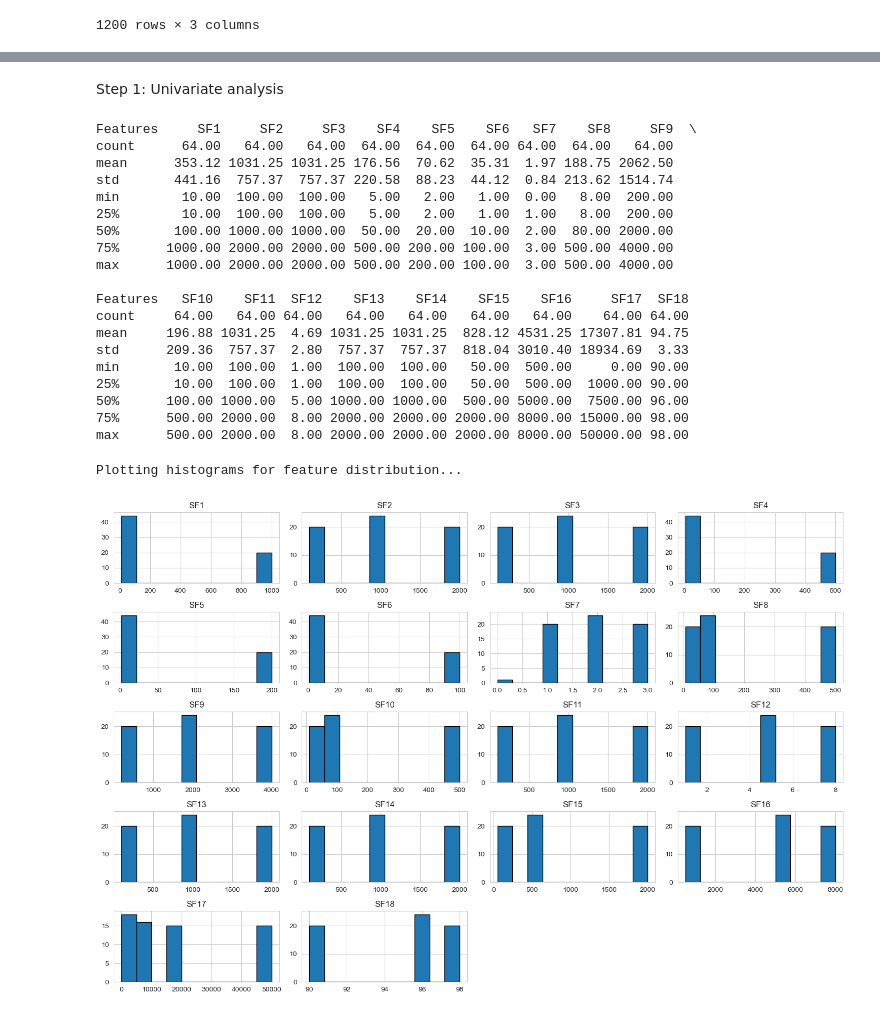
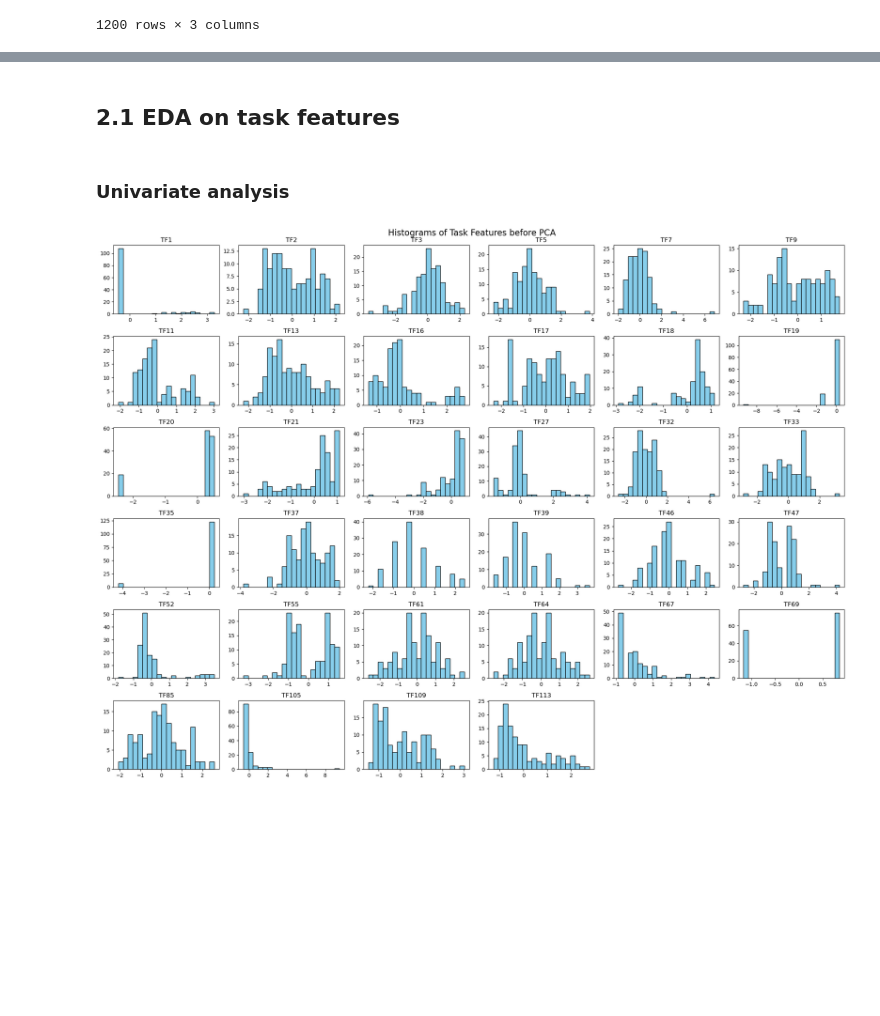
Before and after one commit to fazlur97/Python_EDA_Group, a Jupyter notebook: Final_notebooks/Step1_Step2.ipynb, the cells around one changed output, grey strips where cells are left out. Saved outputs shown, nothing was run; the diff lists cells and outputs as text; code cells hidden in the pictures; blank space fills up the shorter version.

```diff
--- a/Final_notebooks/Step1_Step2.ipynb
+++ b/Final_notebooks/Step1_Step2.ipynb
@@ -427,37 +427,14 @@ new_cost
-# %% [markdown]
-Step 1: Univariate analysis
-# %%
-# Set display option for 2 decimal places
-pd.options.display.float_format = '{:.2f}'.format
-
-# Get summary statistics per column
-print(data.describe())
-# %% [output]
-Features     SF1     SF2     SF3    SF4    SF5    SF6   SF7    SF8     SF9  \
-count      64.00   64.00   64.00  64.00  64.00  64.00 64.00  64.00   64.00
-mean      353.12 1031.25 1031.25 176.56  70.62  35.31  1.97 188.75 2062.50
-std       441.16  757.37  757.37 220.58  88.23  44.12  0.84 213.62 1514.74
-min        10.00  100.00  100.00   5.00   2.00   1.00  0.00   8.00  200.00
-25%        10.00  100.00  100.00   5.00   2.00   1.00  1.00   8.00  200.00
-50%       100.00 1000.00 1000.00  50.00  20.00  10.00  2.00  80.00 2000.00
-75%      1000.00 2000.00 2000.00 500.00 200.00 100.00  3.00 500.00 4000.00
-max      1000.00 2000.00 2000.00 500.00 200.00 100.00  3.00 500.00 4000.00
-
-Features   SF10    SF11  SF12    SF13    SF14    SF15    SF16     SF17  SF18
-count     64.00   64.00 64.00   64.00   64.00   64.00   64.00    64.00 64.00
-mean     196.88 1031.25  4.69 1031.25 1031.25  828.12 4531.25 17307.81 94.75
-std      209.36  757.37  2.80  757.37  757.37  818.04 3010.40 18934.69  3.33
-min       10.00  100.00  1.00  100.00  100.00   50.00  500.00     0.00 90.00
-25%       10.00  100.00  1.00  100.00  100.00   50.00  500.00  1000.00 90.00
-50%      100.00 1000.00  5.00 1000.00 1000.00  500.00 5000.00  7500.00 96.00
-75%      500.00 2000.00  8.00 2000.00 2000.00 2000.00 8000.00 15000.00 98.00
-max      500.00 2000.00  8.00 2000.00 2000.00 2000.00 8000.00 50000.00 98.00
-# %%
-# Distribution of Features
-print("\nPlotting histograms for feature distribution...")
-data.hist(figsize=(15, 10), bins=10, edgecolor='black')
-plt.tight_layout()
-plt.show()
-# %% [output]
-Plotting histograms for feature distribution...
-[figure, removed]
+# %% [markdown]
+## 2.1 EDA on task features
+# %% [markdown]
+### Univariate analysis
+# %%
+import matplotlib.pyplot as plt
+
+# Histograms for Task Features before PCA
+scaled_tasks.hist(bins=20, figsize=(20, 15), grid=False, color="skyblue", edgecolor="black")
+plt.suptitle("Histograms of Task Features before PCA", fontsize=16)
+plt.tight_layout()
+plt.show()
+# %% [output]
+[figure, added]
```
Also changed, not shown: parts of 58 cells of this notebook.
